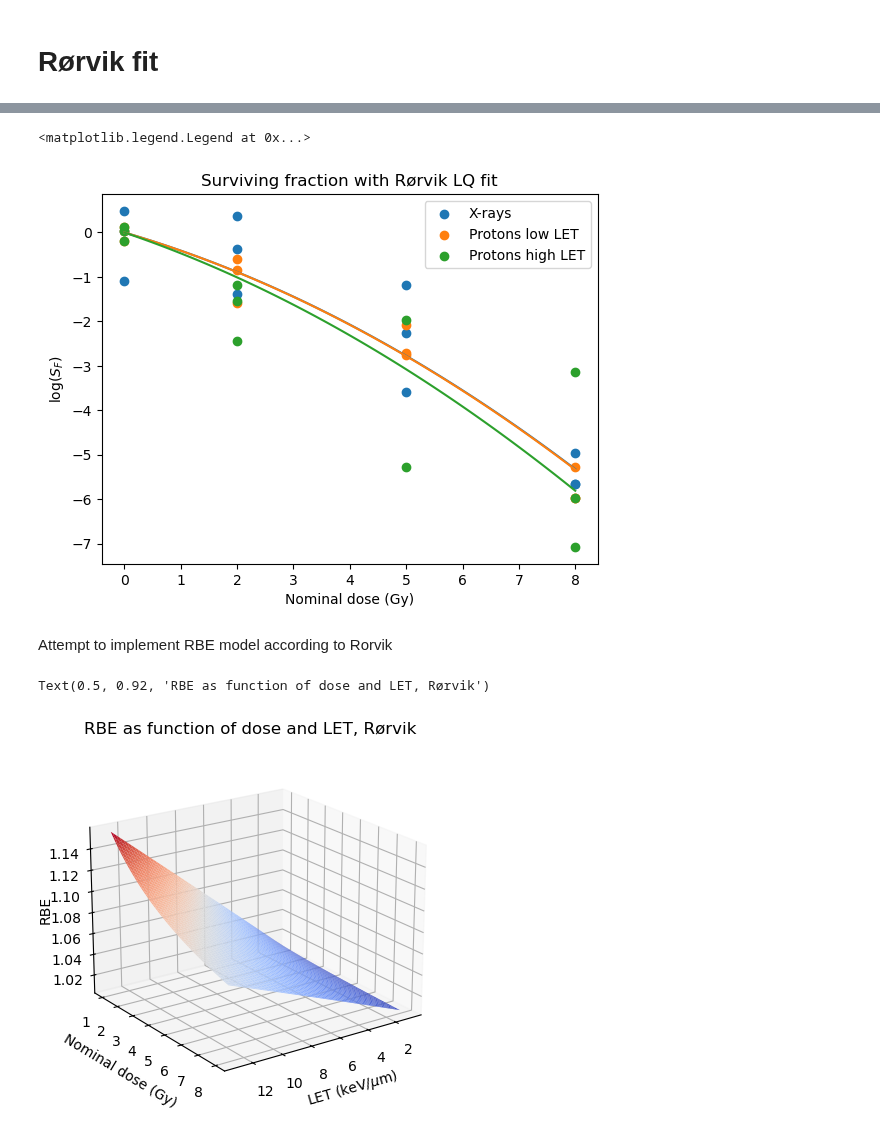
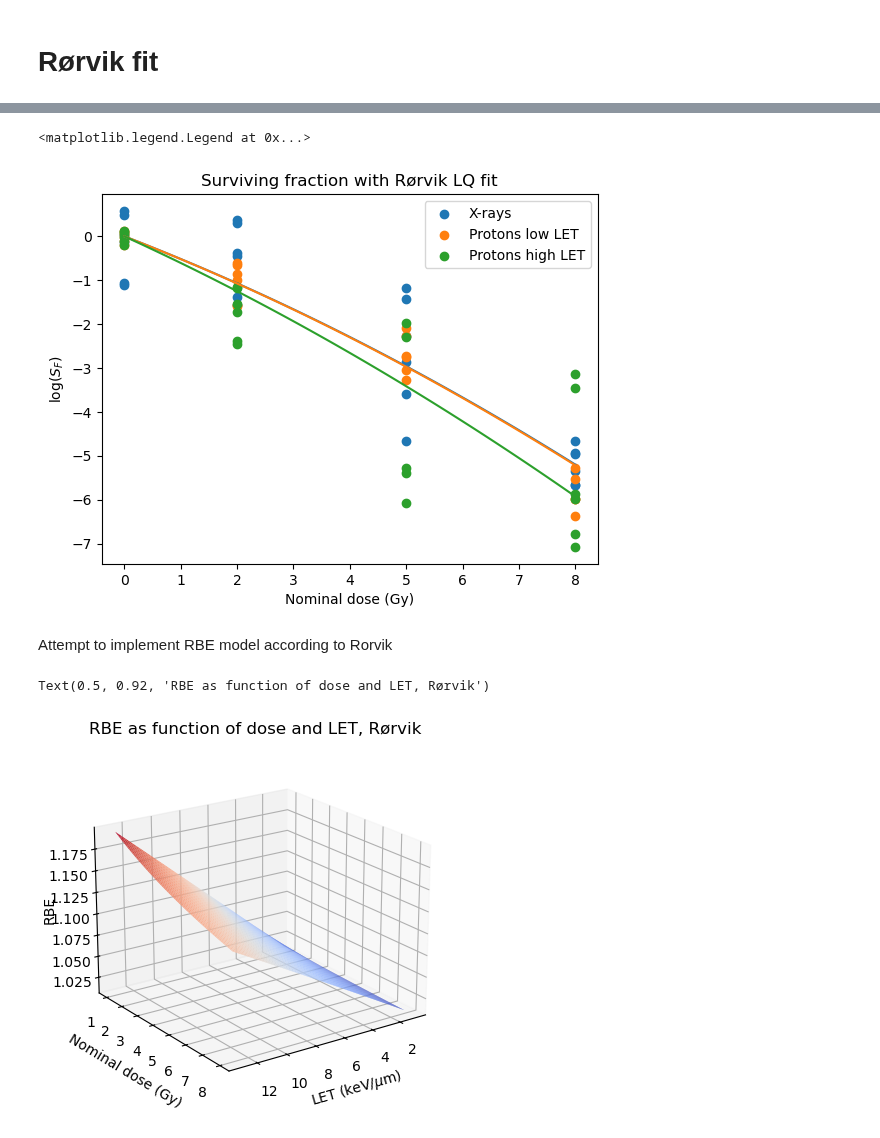
Before and after one commit to BrittHaanen15/Thesis_project, a Jupyter notebook: Python codes/Cell survival analysis aggregated data.ipynb, the cells around one changed output, grey strips where cells are left out. Cells and saved outputs as stored; diff of their text form; code cells hidden in the pictures.

```diff
--- a/Python codes/Cell survival analysis aggregated data.ipynb
+++ b/Python codes/Cell survival analysis aggregated data.ipynb
@@ -123,9 +123,9 @@ for folder in results_folders:
                 survival = Parse_data_triplicates(df)
                 PL_df = pd.concat([PL_df, df])
                 PL_survival = pd.concat([PL_survival, survival])
-                PL_rorvik = pd.concat([X_rorvik, Parse_data(df)])
+                PL_rorvik = pd.concat([PL_rorvik, Parse_data(df)])
             if df.tail(1)['Rad'].item() == 'Proton H':
                 survival = Parse_data_triplicates(df)
                 PH_df = pd.concat([PH_df, df])
                 PH_survival = pd.concat([PH_survival, survival])
-                PH_rorvik = pd.concat([X_rorvik, Parse_data(df)])
+                PH_rorvik = pd.concat([PH_rorvik, Parse_data(df)])
@@ -237,31 +256,31 @@ Notes:
 # %%
 #Plot data
 d = np.linspace(0,8,100)
-let = X_rorvik['LET'][0]
+let = X_rorvik.iloc[0]['LET']
 y = -(params[0]*d + params[1]*let*d + params[2]*d*d)
 plt.scatter(X_rorvik['Dose'], np.log(X_rorvik['Survival']), label='X-rays')
 plt.plot(d, y)
 
 d = np.linspace(0,8,100)
-let = PL_rorvik['LET'][0]
+let = PL_rorvik.iloc[0]['LET']
 y = -(params[0]*d + params[1]*let*d + params[2]*d*d)
 plt.scatter(PL_rorvik['Dose'], np.log(PL_rorvik['Survival']), label='Protons low LET')
 plt.plot(d, y)
 
 d = np.linspace(0,8,100)
-let = PH_rorvik['LET'][0]
+let = PH_rorvik.iloc[0]['LET']
 y = -(params[0]*d + params[1]*let*d + params[2]*d*d)
 plt.scatter(PH_rorvik['Dose'], np.log(PH_rorvik['Survival']), label='Protons high LET')
 plt.plot(d, y)
 
 #Customise
 plt.xlabel('Nominal dose (Gy)')
 plt.ylabel('log($S_F$)')
 plt.title('Surviving fraction with Rørvik LQ fit')
 plt.legend()
 # %% [output]
 <matplotlib.legend.Legend at 0x...>
-[figure, old version]
+[figure, new version]
 # %% [markdown]
 Attempt to implement RBE model according to Rorvik
 # %%
@@ -292,7 +311,7 @@ ax1.zaxis.labelpad=-0.8
 ax1.set_title('RBE as function of dose and LET, Rørvik')
 # %% [output]
 Text(0.5, 0.92, 'RBE as function of dose and LET, Rørvik')
-[figure, old version]
+[figure, new version]
 # %%
 plt.pcolormesh(dosevals, letvals, RBE, cmap='coolwarm')
 plt.ylabel('LET (keV/$\mu$m)')
```
Also changed, not shown: parts of 6 cells of this notebook, 11 other files.
